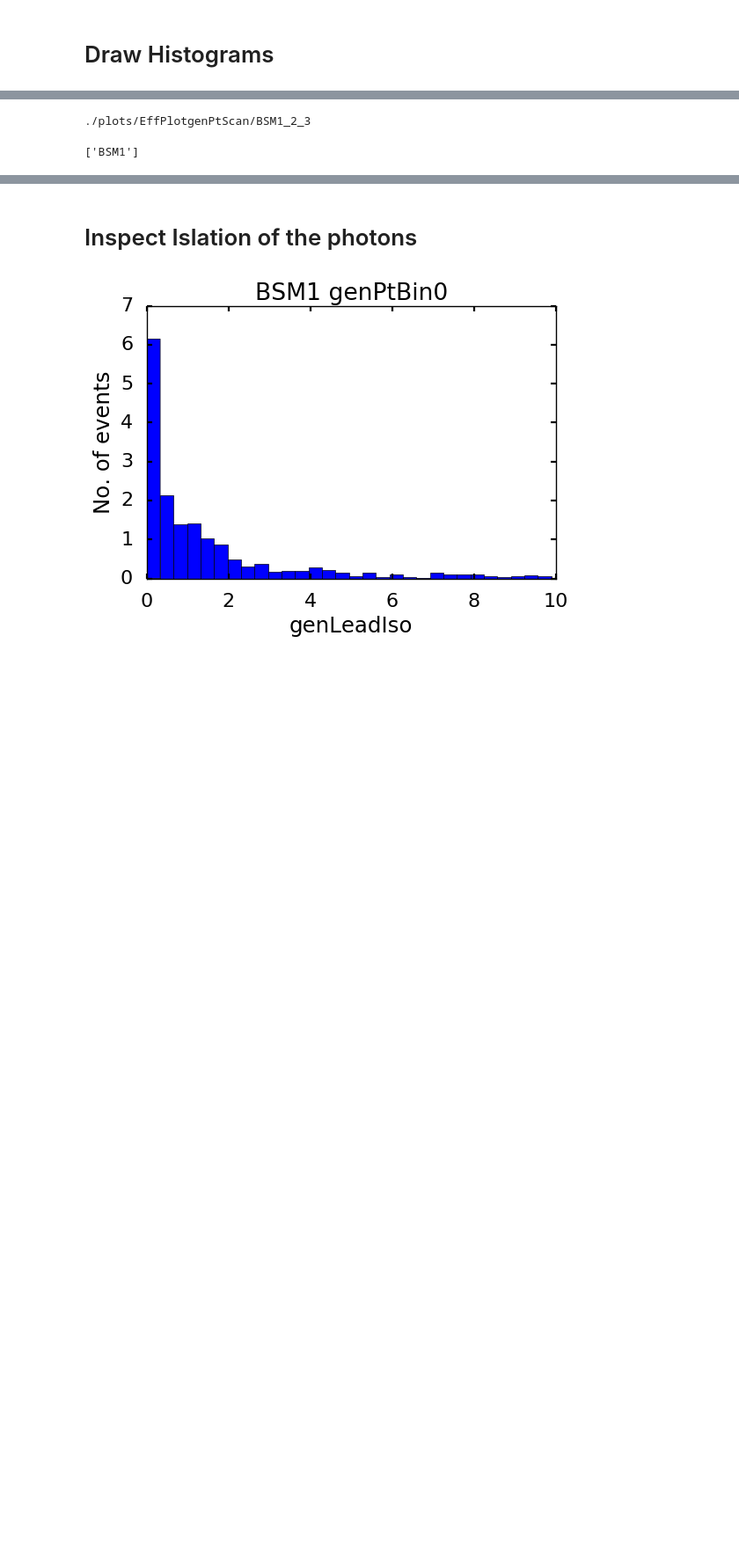
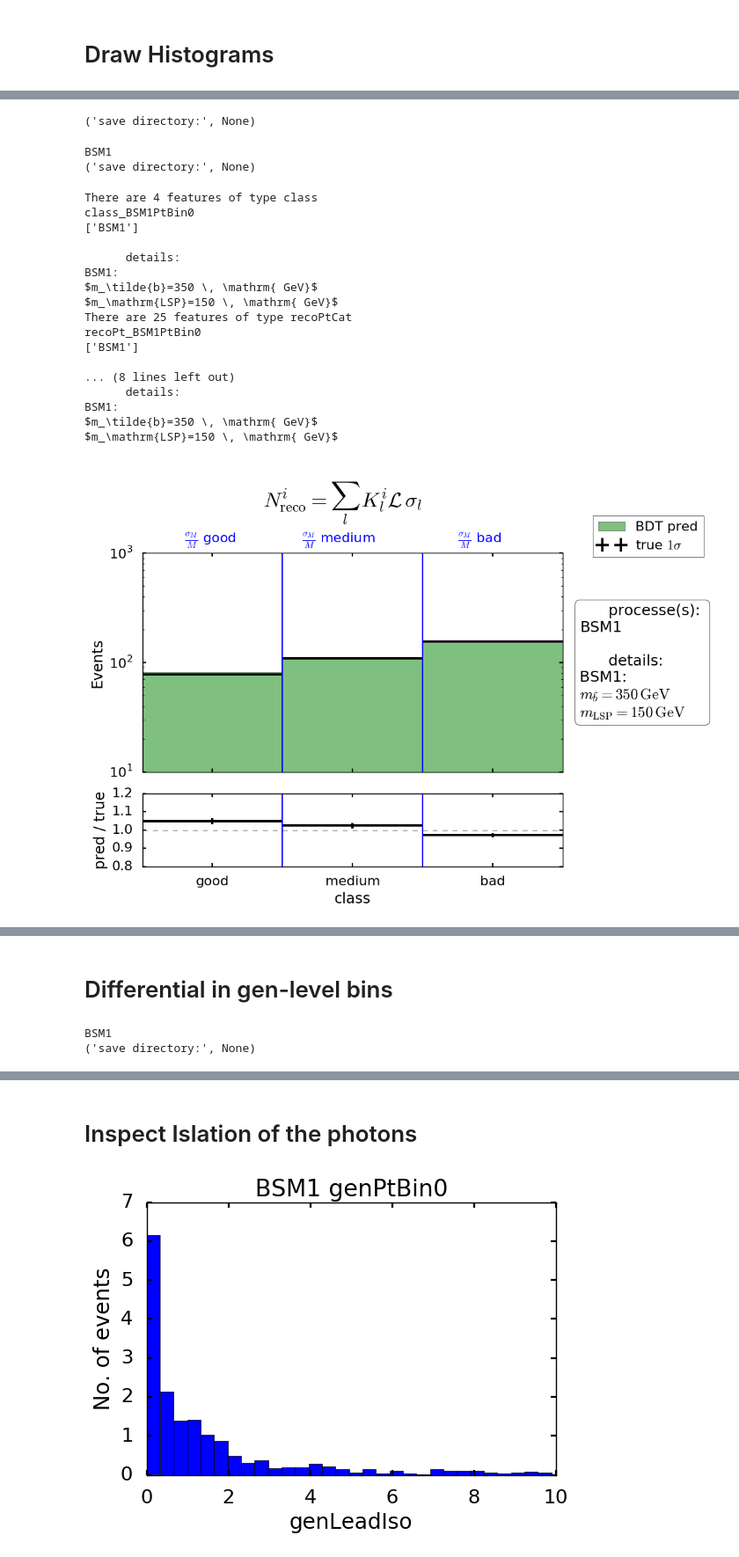
Before and after one commit to jandrejk/HiggsModelDep_MoriondDataSet, a Jupyter notebook: ResponseMatrix_DiffIncluded.ipynb, the cells around one changed output, grey strips where cells are left out. Shown at 88% size. Cells and saved outputs as stored; diff of their text form; code cells hidden in the pictures; blank space fills up the shorter version.

```diff
--- a/ResponseMatrix_DiffIncluded.ipynb
+++ b/ResponseMatrix_DiffIncluded.ipynb
@@ -164,8 +183,9 @@ Name: proc, dtype: int8
 # %%
 """
-Change type from categorical to float
+Chaange type from categorical to float
 """
 df_BSM['recoPtBin'] = df_BSM['recoPtBin'].astype=('float')
+df_BSM['recoNjets2p5Bin'] = df_BSM['recoNjets2p5Bin'].astype=('float')
 #df = pd.DataFrame(a, dtype='float')
 # %%
 FitterSM.df = FitterSM.df.append(df_BSM,ignore_index=False)
@@ -225,7 +244,9 @@ def GetProdProcName (n) :
     if (n==6) :
         return 'BSM3'
 # %%
-bins_dict = { 'genPt'        : dict(boundaries=[0.,15.,30.,45.,85.,125.,200.,350.,1000]),
+bins_dict = { 'genPt'        : dict(boundaries=[0.,15.,30.,45.,85.,125.,200.,350.],overflow=True),#overflow=True is default
+             'genNjets2p5'        : dict(boundaries=[-0.5, 0.5, 1.5, 2.5, 3.5]),
              }
+
 ut.runDefineBins(FitterSM,bins_dict)
 # %% [output]
@@ -244,15 +268,64 @@ df = FitterSM.df[:first_train_evt].append(FitterSM.df[BSM_mask],
 # %%
-class_list = ['recoPt']#,'recoNjets2p5']
+class_list = ['class','recoPt','recoNjets2p5']
 #class_list = ['class']#,'recoNjets2p5']
 
-save_directory = './plots/EffPlotgenPtScan/BSM1_2_3'
-print(save_directory)
+save_directory = './plots/N_reco_std_analysis/VBF'
 save_directory =None
+print('save directory:',save_directory)
 # %% [output]
-./plots/EffPlotgenPtScan/BSM1_2_3
+('save directory:', None)
 # %%
 process_OfInterest = [4]#,5,6]
 # %%
-[GetProdProcName(n=s) for s in process_OfInterest]
+l = [GetProdProcName(n=s) for s in process_OfInterest][0]
+save_directory = './plots/N_reco_more_angular_vars/'+l
+save_directory =None
+print l
+print('save directory:',save_directory)
 # %% [output]
-['BSM1']
+BSM1
+('save directory:', None)
+# %%
+reload(plotting)
+proc_mask = df['proc'].isin(process_OfInterest)
+K_matrix=[]
+Pt_bin=0
+for cl in class_list :
+    if ('class' in cl) :
+        pl_title = r'$N^{i}_{\mathrm{reco}} = \sum_{l} \, K^{i}_l \mathcal{L} \, \sigma_l$'
+    else :
+        pl_title = r'$N^{ij}_{\mathrm{reco}} = \sum_{l} \, K^{ij}_l \mathcal{L} \, \sigma_l$'
+
+    p = plotting.draw_data_mc(
+                df=df[proc_mask],#&(df['absGenRapidityBin']==Rap_bin)],
+                               column = cl,
+                              logy=True,
+                              ratio=True,
+                              var=[cl,''],
+                              first=1,
+                       savepath=save_directory,
+                              plot_title=pl_title,
+                              title=cl+'_'+GetProdProcName(process_OfInterest[0])+'PtBin'+str(Pt_bin),
+                              absolute=False,
+                            model_processes = [GetProdProcName(n=s) for s in process_OfInterest]
+                             )
+    K_matrix.append(p)
+# %% [output]
+There are 4 features of type class
+class_BSM1PtBin0
+['BSM1']
+
+      details:
+BSM1:
+$m_\tilde{b}=350 \, \mathrm{ GeV}$
+$m_\mathrm{LSP}=150 \, \mathrm{ GeV}$
+There are 25 features of type recoPtCat
+recoPt_BSM1PtBin0
+['BSM1']
+
+... (8 lines left out)
+      details:
+BSM1:
+$m_\tilde{b}=350 \, \mathrm{ GeV}$
+$m_\mathrm{LSP}=150 \, \mathrm{ GeV}$
+[figure, added]
@@ -258,0 +334,2 @@ process_OfInterest = [4]#,5,6]
+# %% [markdown]
+# Differential in gen-level bins
@@ -258,0 +338,9 @@ process_OfInterest = [4]#,5,6]
+# %%
+l = [GetProdProcName(n=s) for s in process_OfInterest][0]
+save_directory = './plots/N_reco_more_angular_vars/'+l+'_diffgenNjets'
+save_directory =None
+print l
+print('save directory:',save_directory)
+# %% [output]
+BSM1
+('save directory:', None)
```
Also changed, not shown: parts of 25 cells of this notebook, 5 other files.
